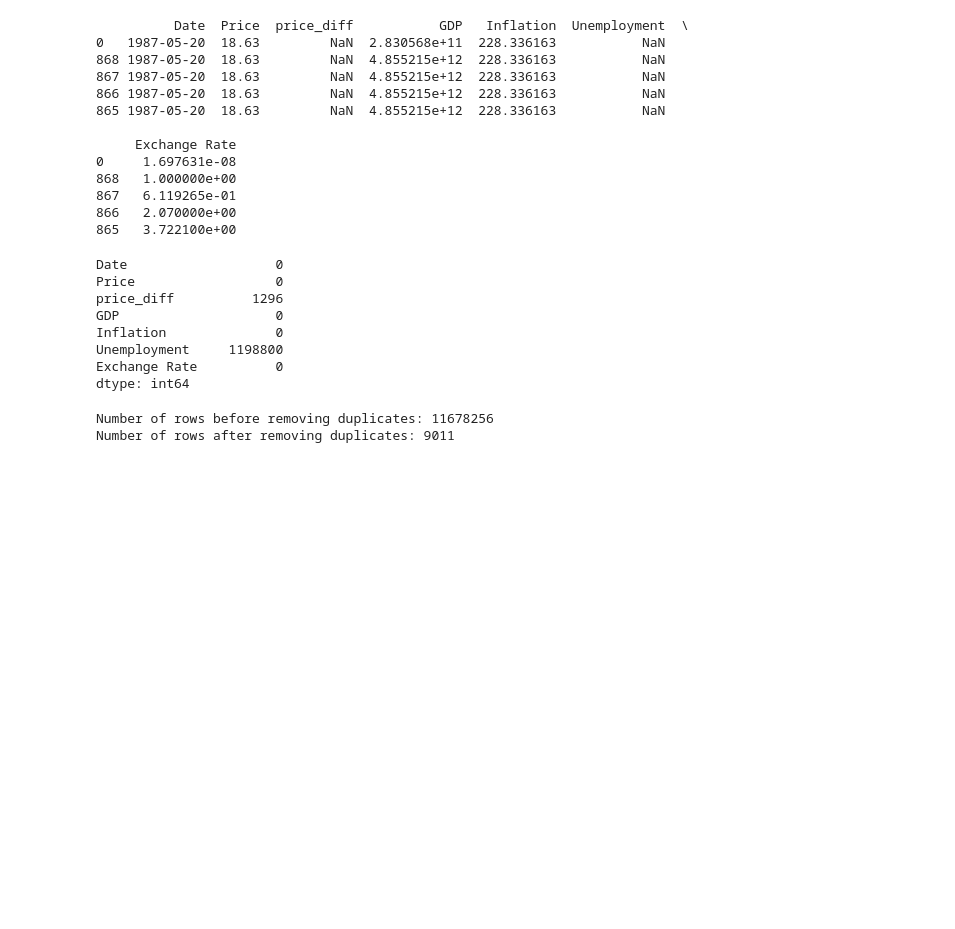
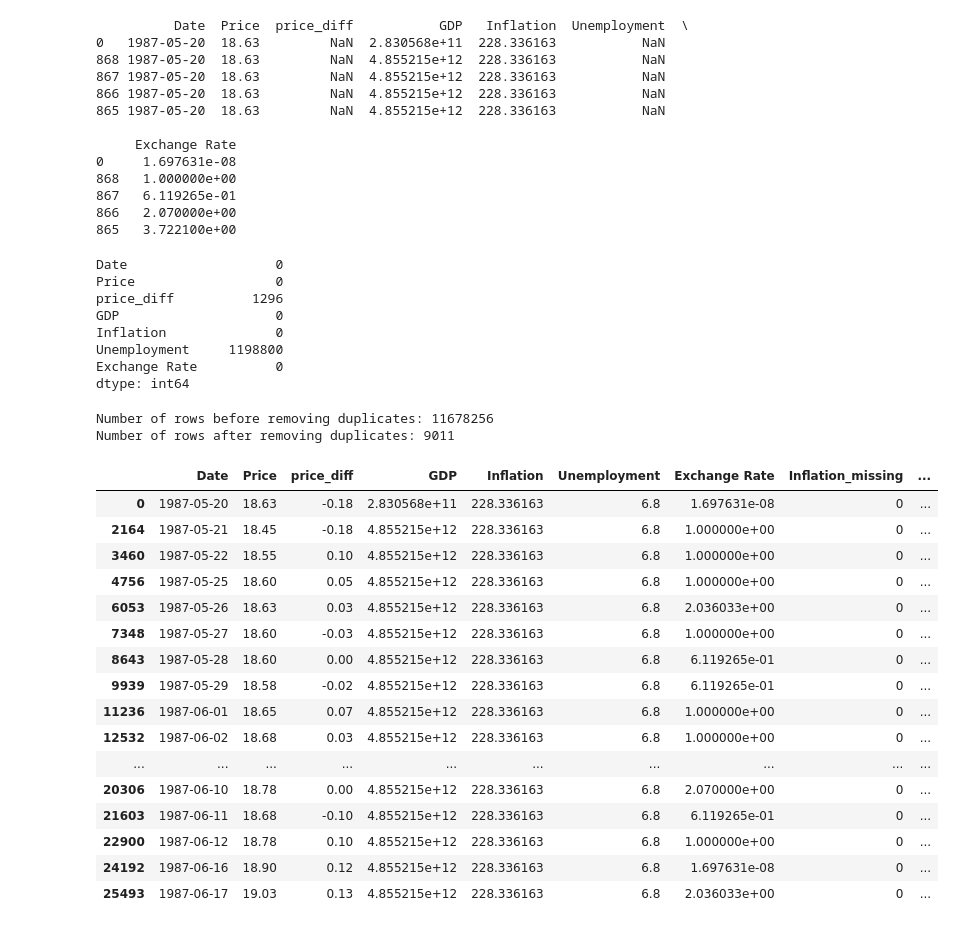
Before and after one commit to hanaDemma/Change_point_analysis_and_statistical_modelling-, a Jupyter notebook: notebooks/change_point_analysis.ipynb, the cells around one changed output. Cells and saved outputs as stored; diff of their text form; code cells hidden in the pictures; blank space fills up the shorter version.

```diff
--- a/notebooks/change_point_analysis.ipynb
+++ b/notebooks/change_point_analysis.ipynb
@@ -566,0 +575,20 @@ Number of rows after removing duplicates: 9011
+# %%
+combined_data.head(20)
+# %% [output]
+|  | Date | Price | price_diff | GDP | Inflation | Unemployment | Exchange Rate | Inflation_missing | ... |
+| 0 | 1987-05-20 | 18.63 | -0.18 | 2.830568e+11 | 228.336163 | 6.8 | 1.697631e-08 | 0 | ... |
+| 2164 | 1987-05-21 | 18.45 | -0.18 | 4.855215e+12 | 228.336163 | 6.8 | 1.000000e+00 | 0 | ... |
+| 3460 | 1987-05-22 | 18.55 | 0.10 | 4.855215e+12 | 228.336163 | 6.8 | 1.000000e+00 | 0 | ... |
+| 4756 | 1987-05-25 | 18.60 | 0.05 | 4.855215e+12 | 228.336163 | 6.8 | 1.000000e+00 | 0 | ... |
+| 6053 | 1987-05-26 | 18.63 | 0.03 | 4.855215e+12 | 228.336163 | 6.8 | 2.036033e+00 | 0 | ... |
+| 7348 | 1987-05-27 | 18.60 | -0.03 | 4.855215e+12 | 228.336163 | 6.8 | 1.000000e+00 | 0 | ... |
+| 8643 | 1987-05-28 | 18.60 | 0.00 | 4.855215e+12 | 228.336163 | 6.8 | 6.119265e-01 | 0 | ... |
+| 9939 | 1987-05-29 | 18.58 | -0.02 | 4.855215e+12 | 228.336163 | 6.8 | 6.119265e-01 | 0 | ... |
+| 11236 | 1987-06-01 | 18.65 | 0.07 | 4.855215e+12 | 228.336163 | 6.8 | 1.000000e+00 | 0 | ... |
+| 12532 | 1987-06-02 | 18.68 | 0.03 | 4.855215e+12 | 228.336163 | 6.8 | 1.000000e+00 | 0 | ... |
+| ... | ... | ... | ... | ... | ... | ... | ... | ... | ... |
+| 20306 | 1987-06-10 | 18.78 | 0.00 | 4.855215e+12 | 228.336163 | 6.8 | 2.070000e+00 | 0 | ... |
+| 21603 | 1987-06-11 | 18.68 | -0.10 | 4.855215e+12 | 228.336163 | 6.8 | 6.119265e-01 | 0 | ... |
+| 22900 | 1987-06-12 | 18.78 | 0.10 | 4.855215e+12 | 228.336163 | 6.8 | 1.000000e+00 | 0 | ... |
+| 24192 | 1987-06-16 | 18.90 | 0.12 | 4.855215e+12 | 228.336163 | 6.8 | 1.697631e-08 | 0 | ... |
+| 25493 | 1987-06-17 | 19.03 | 0.13 | 4.855215e+12 | 228.336163 | 6.8 | 2.036033e+00 | 0 | ... |
```
Also changed, not shown: parts of 3 cells of this notebook.
